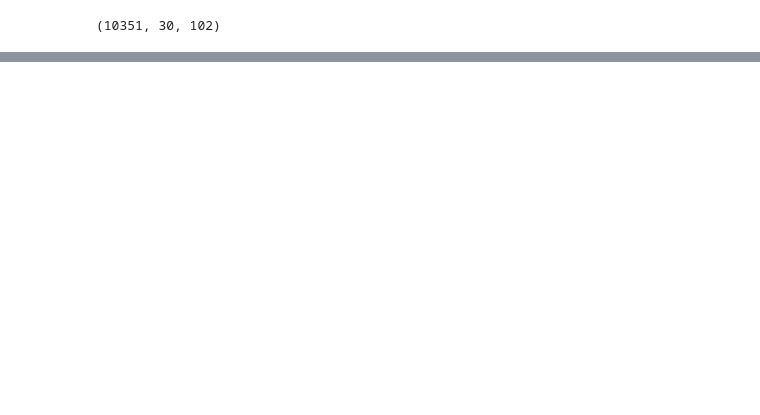
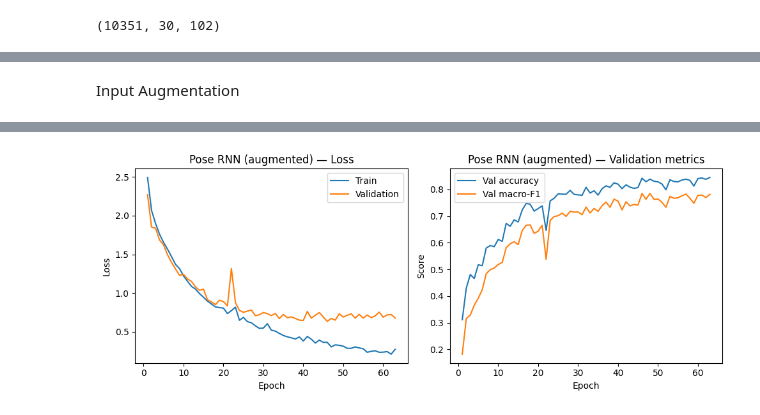
Before and after one commit to po8onthetrack/Deep-Learning-Project, a Jupyter notebook: project.ipynb, the cells around one changed output, grey strips where cells are left out. Cells and saved outputs as stored; diff of their text form; code cells hidden in the pictures; blank space fills up the shorter version.

```diff
--- a/project.ipynb
+++ b/project.ipynb
@@ -168,3 +170,36 @@ class weights range: 0.335 -> 3.195
+# %%
+# COCO-17 left<->right joint pairs (for mirroring)
+FLIP_PAIRS = [(1,2),(3,4),(5,6),(7,8),(9,10),(11,12),(13,14),(15,16)]
+
+class PoseAugDataset(Dataset):
+    """Training set with on-the-fly augmentation. X: (N,30,51) normalized."""
+    def __init__(self, X, y, p_flip=0.5, jitter=0.02):
+        self.X = torch.as_tensor(X, dtype=torch.float32)
+        self.y = torch.as_tensor(y, dtype=torch.long)
+        self.p_flip, self.jitter = p_flip, jitter
+
+    def __len__(self):
+        return len(self.y)
+
+    def __getitem__(self, i):
+        seq = self.X[i].clone().reshape(30, 17, 3)          # (frames, joints, x/y/conf)
+
+        # horizontal flip: mirror left<->right
+        if torch.rand(1).item() < self.p_flip:
+            seq[..., 0] = -seq[..., 0]                       # negate x (hip-centred -> mirror)
+            for a, b in FLIP_PAIRS:
+                seq[:, [a, b]] = seq[:, [b, a]]             # swap L/R joints
+
+        # keypoint jitter: small noise on detected joints only
+        if self.jitter > 0:
+            valid = (seq[..., 2:3] > 0).float()             # where joint exists
+            seq[..., :2] += torch.randn_like(seq[..., :2]) * self.jitter * valid
+
+        return seq.reshape(30, 51), self.y[i]
+
+# train uses augmentation; val/test stay clean (reuse your existing loaders)
+train_ds_aug     = PoseAugDataset(X_tr, y_tr, p_flip=0.5, jitter=0.02)
+train_loader_aug = DataLoader(train_ds_aug, batch_size=64, shuffle=True)
 # %% [markdown]
 # Base line model
 # %%
@@ -688,0 +725,10 @@ early stop @ epoch 64 (best macroF1 0.805)
+# %% [markdown]
+Input Augmentation
+# %%
+torch.manual_seed(66)
+rnn_aug = PoseRNN(num_layers=2)          # champion architecture, 51-dim input
+history_aug = train(rnn_aug, train_loader_aug, val_loader, class_weights,
+                    epochs=100, tolerance=15)
+plot_training_curve(history_aug, title="Pose RNN (augmented)")
+torch.save(rnn_aug.state_dict(), f"{checkpoint_dir}/rnn_aug.pt")
+# %% [output]
@@ -688,0 +752 @@ early stop @ epoch 64 (best macroF1 0.805)
+[figure, added]
```
Also changed, not shown: parts of 6 cells of this notebook.
